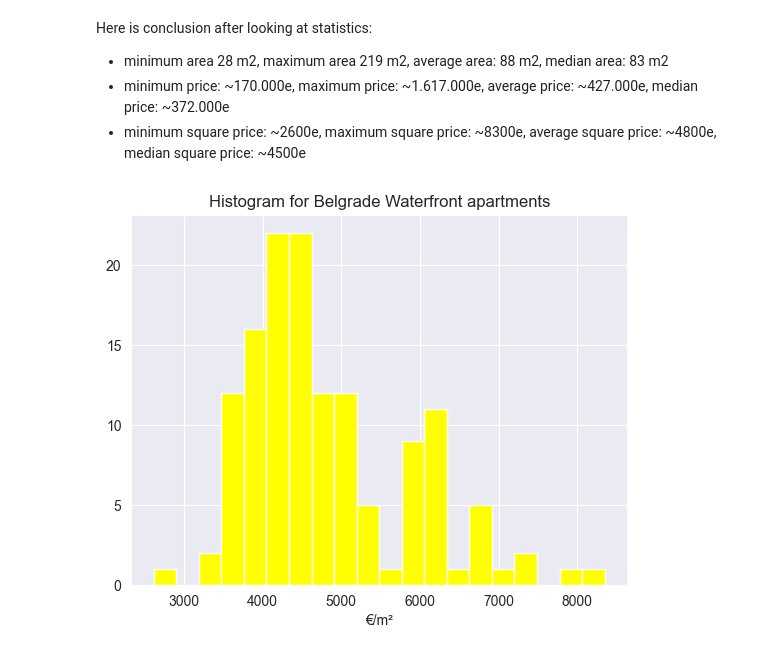
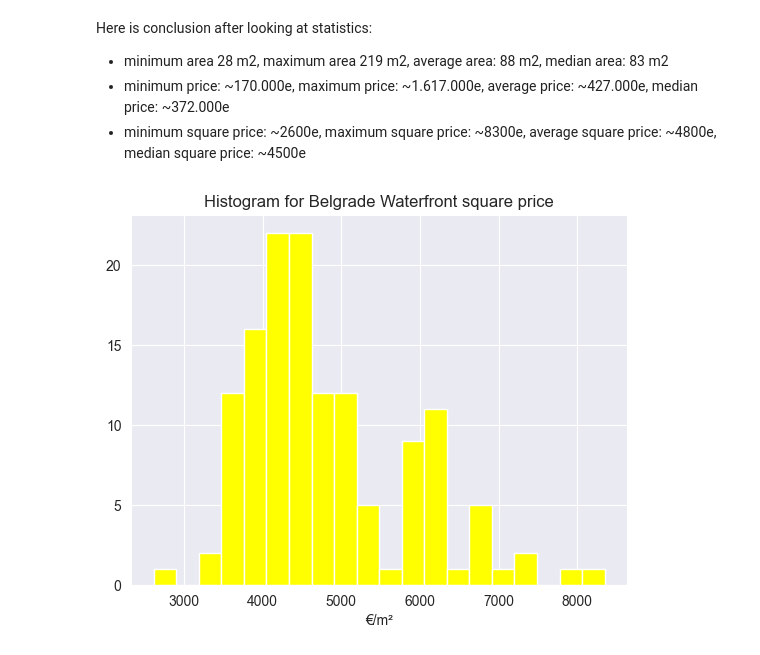
Before and after one commit to ttcpavle/Apartment-sale-data-analysis, a Jupyter notebook: Apartment_Prices_Analysis.ipynb, the cells around one changed output. Cells and saved outputs as stored; diff of their text form; code cells hidden in the pictures.

```diff
--- a/Apartment_Prices_Analysis.ipynb
+++ b/Apartment_Prices_Analysis.ipynb
@@ -995,8 +999,8 @@ Here is conclusion after looking at statistics:
 # %%
 fig, ax = plt.subplots()
 ax.hist(bw['square_price'], bins=20, color='yellow')
 ax.set_xlabel('€/m²')
-ax.set_title('Histogram for Belgrade Waterfront apartments')
+ax.set_title('Histogram for Belgrade Waterfront square price')
 plt.show()
 # %% [output]
-[figure, old version]
+[figure, new version]
```
Also changed, not shown: parts of 6 cells of this notebook, 3 other files.
